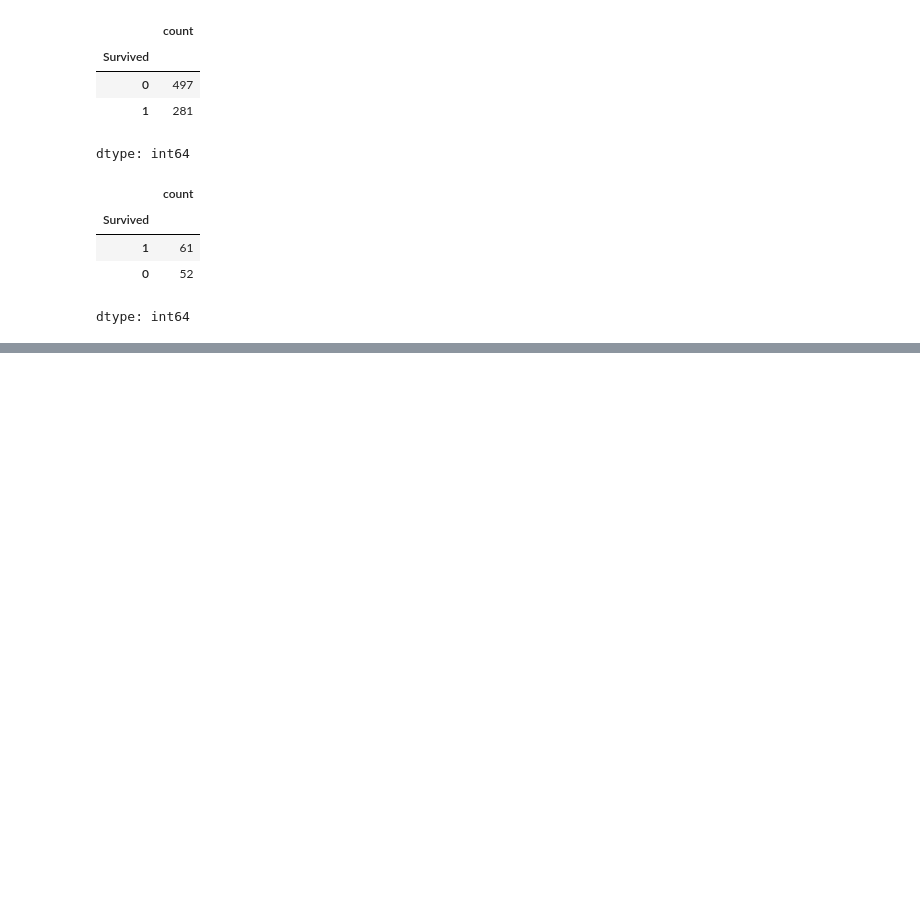
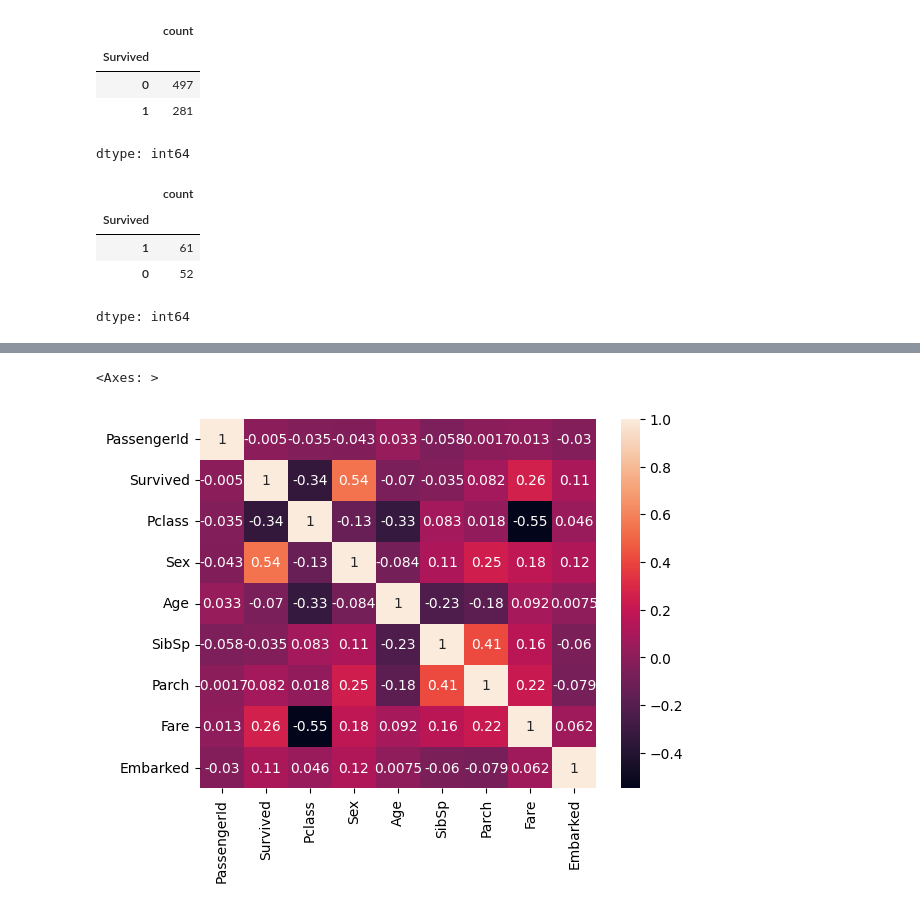
Before and after one commit to cauancalmeida/Desafios_Kaggle, a Jupyter notebook: Desafio_Titanic.ipynb, the cells around one changed output, grey strips where cells are left out. Cells and saved outputs as stored; diff of their text form; code cells hidden in the pictures; blank space fills up the shorter version.

```diff
--- a/Desafio_Titanic.ipynb
+++ b/Desafio_Titanic.ipynb
@@ -179,0 +184,7 @@ dtype: int64
+# %%
+#mapeando a substituição dos valores
+mapeamento = {'male' : 0,
+              'female' : 1,
+              'S' : 2,
+              'C' : 3,
+              'Q' : 4}
@@ -179,0 +214,7 @@ dtype: int64
+# %%
+#Limpeza da tabela
+df_train_limpo = df_train[['PassengerId','Survived','Pclass','Sex','Age','SibSp','Parch','Fare','Embarked']]
+# %%
+#mapeamento
+df_train_limpo['Sex'] = df_train_limpo['Sex'].map(mapeamento)
+df_train_limpo['Embarked'] = df_train_limpo['Embarked'].map(mapeamento)
@@ -179,0 +248,4 @@ dtype: int64
+# %%
+#estabelecendo correlação
+correlacao = df_train_limpo.corr()
+correlacao
@@ -179,0 +263,5 @@ dtype: int64
+# %%
+sns.heatmap(correlacao, annot=True)
+# %% [output]
+<Axes: >
+[figure, added]
```
Also changed, not shown: parts of 8 cells of this notebook.
